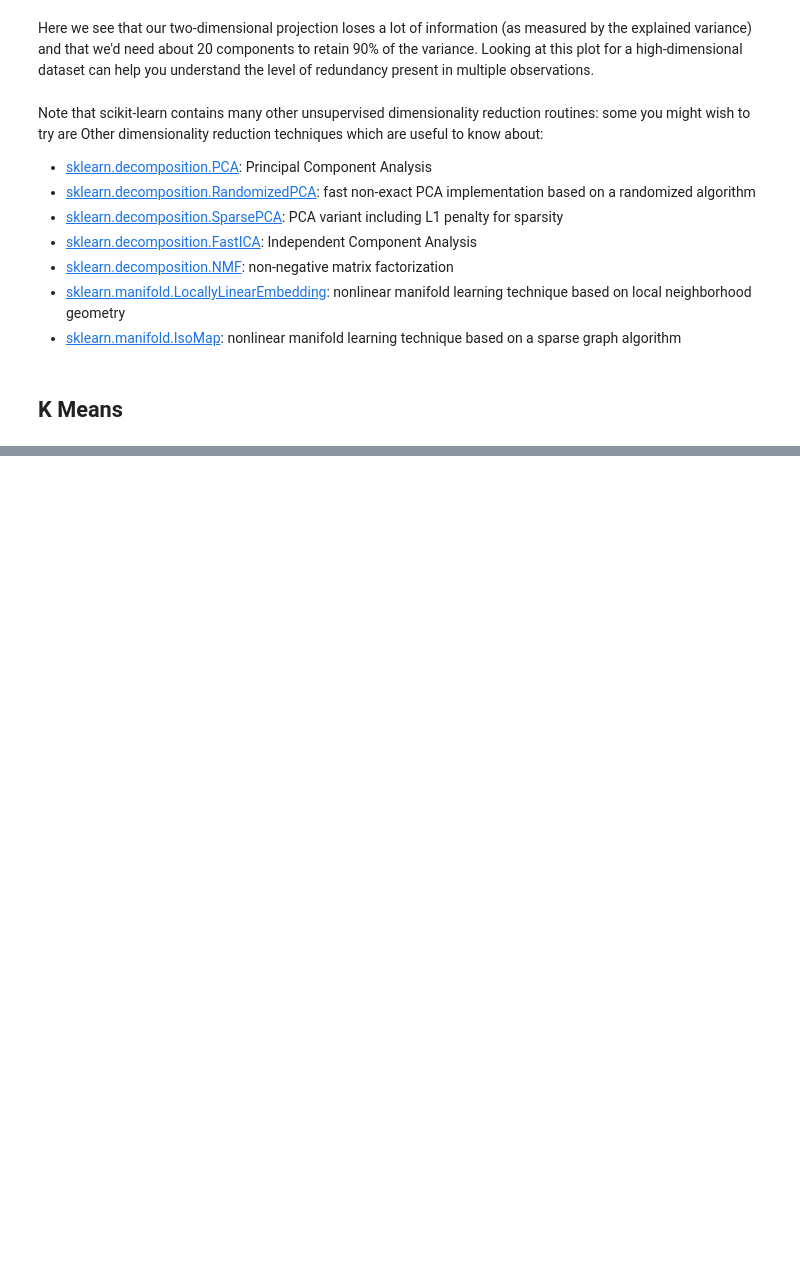
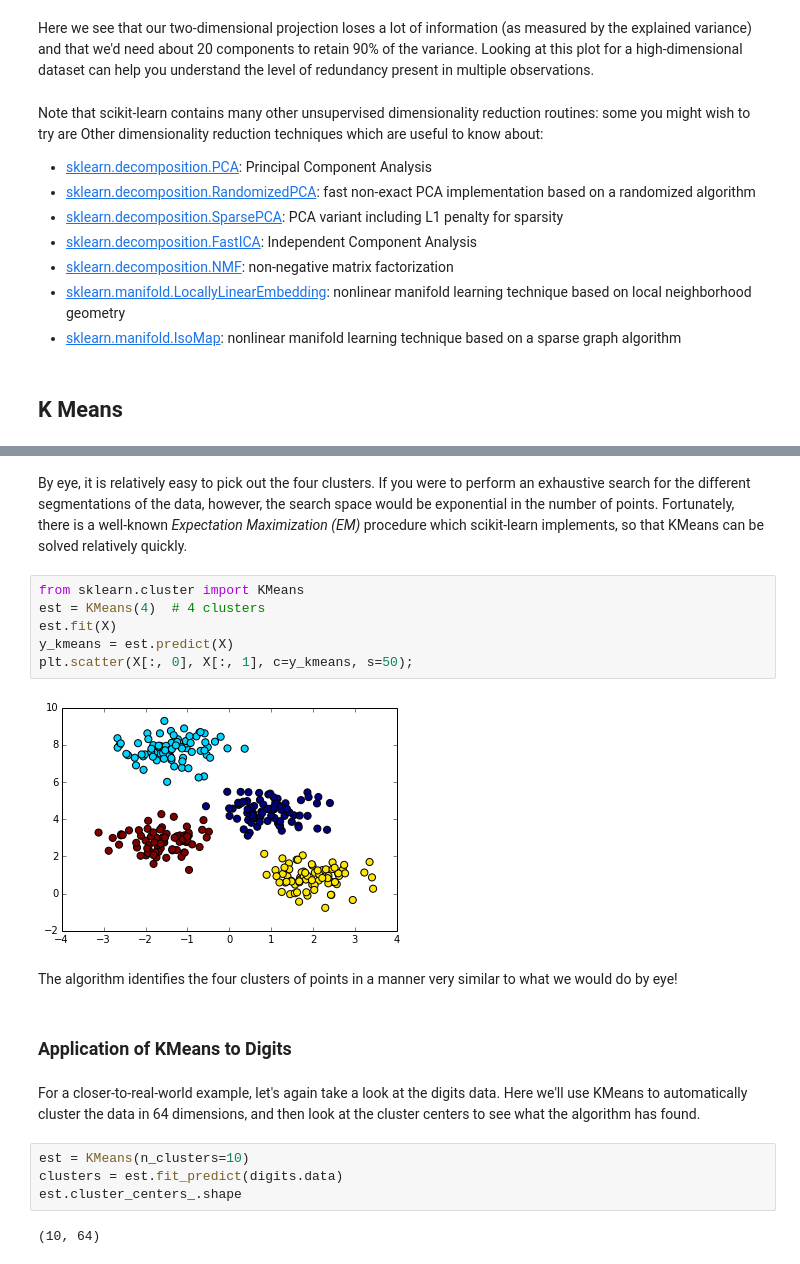
Before and after one commit to jakevdp/sklearn_pycon2014, a Jupyter notebook: notebooks/05_unsupervised_in_depth.ipynb, the cells around one changed output, grey strips where cells are left out. Cells and saved outputs as stored; diff of their text form; blank space fills up the shorter version.

Commit message:
finish KMeans section

```diff
--- a/notebooks/05_unsupervised_in_depth.ipynb
+++ b/notebooks/05_unsupervised_in_depth.ipynb
@@ -116,0 +133,22 @@ Other dimensionality reduction techniques which are useful to know about:
+# %% [markdown]
+By eye, it is relatively easy to pick out the four clusters. If you were to perform an exhaustive search for the different segmentations of the data, however, the search space would be exponential in the number of points. Fortunately, there is a well-known *Expectation Maximization (EM)* procedure which scikit-learn implements, so that KMeans can be solved relatively quickly.
+# %%
+from sklearn.cluster import KMeans
+est = KMeans(4)  # 4 clusters
+est.fit(X)
+y_kmeans = est.predict(X)
+plt.scatter(X[:, 0], X[:, 1], c=y_kmeans, s=50);
+# %% [output]
+[figure, added]
+# %% [markdown]
+The algorithm identifies the four clusters of points in a manner very similar to what we would do by eye!
+# %% [markdown]
+### Application of KMeans to Digits
+# %% [markdown]
+For a closer-to-real-world example, let's again take a look at the digits data. Here we'll use KMeans to automatically cluster the data in 64 dimensions, and then look at the cluster centers to see what the algorithm has found.
+# %%
+est = KMeans(n_clusters=10)
+clusters = est.fit_predict(digits.data)
+est.cluster_centers_.shape
+# %% [output]
+(10, 64)
```
Also changed, not shown: parts of 22 cells of this notebook, 1 other file.
